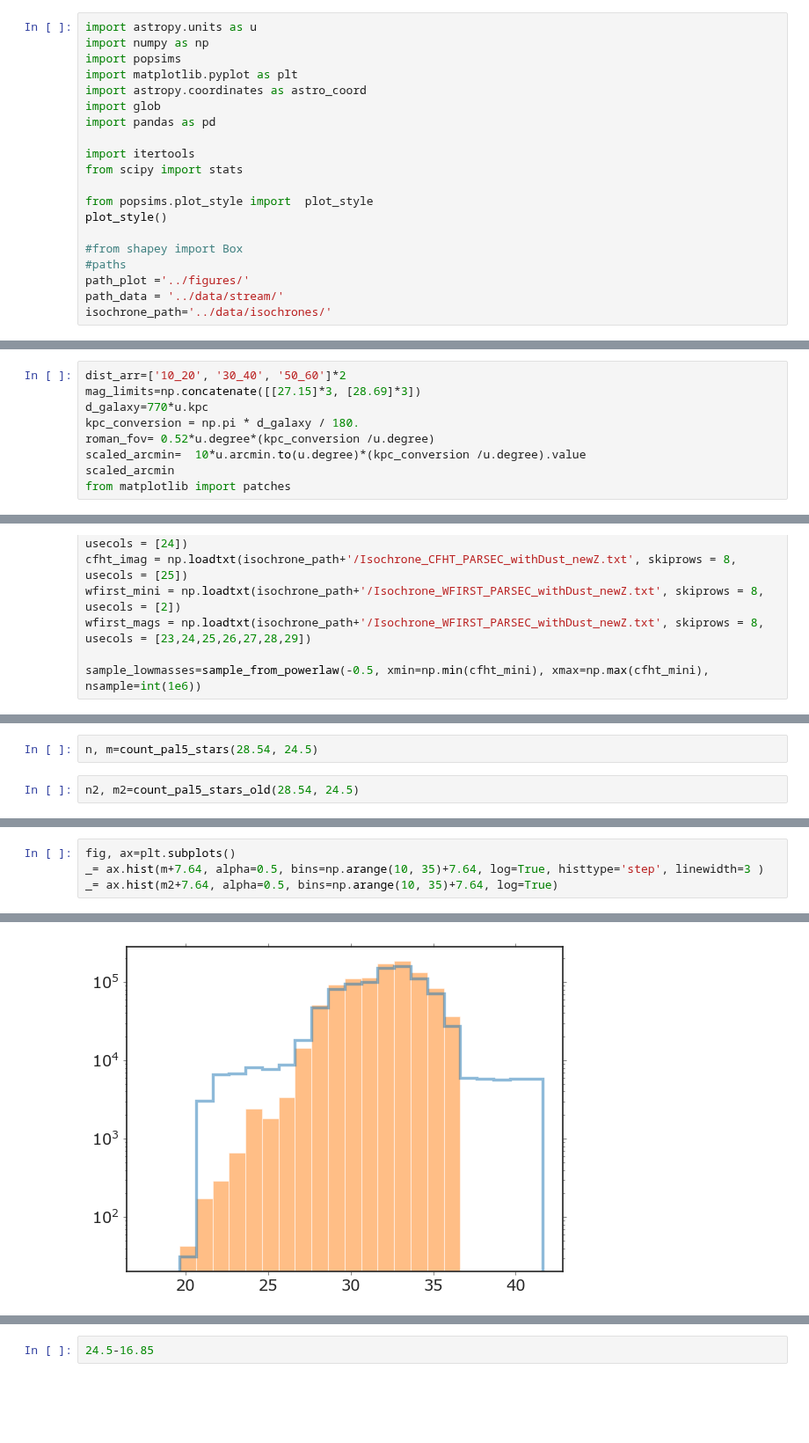
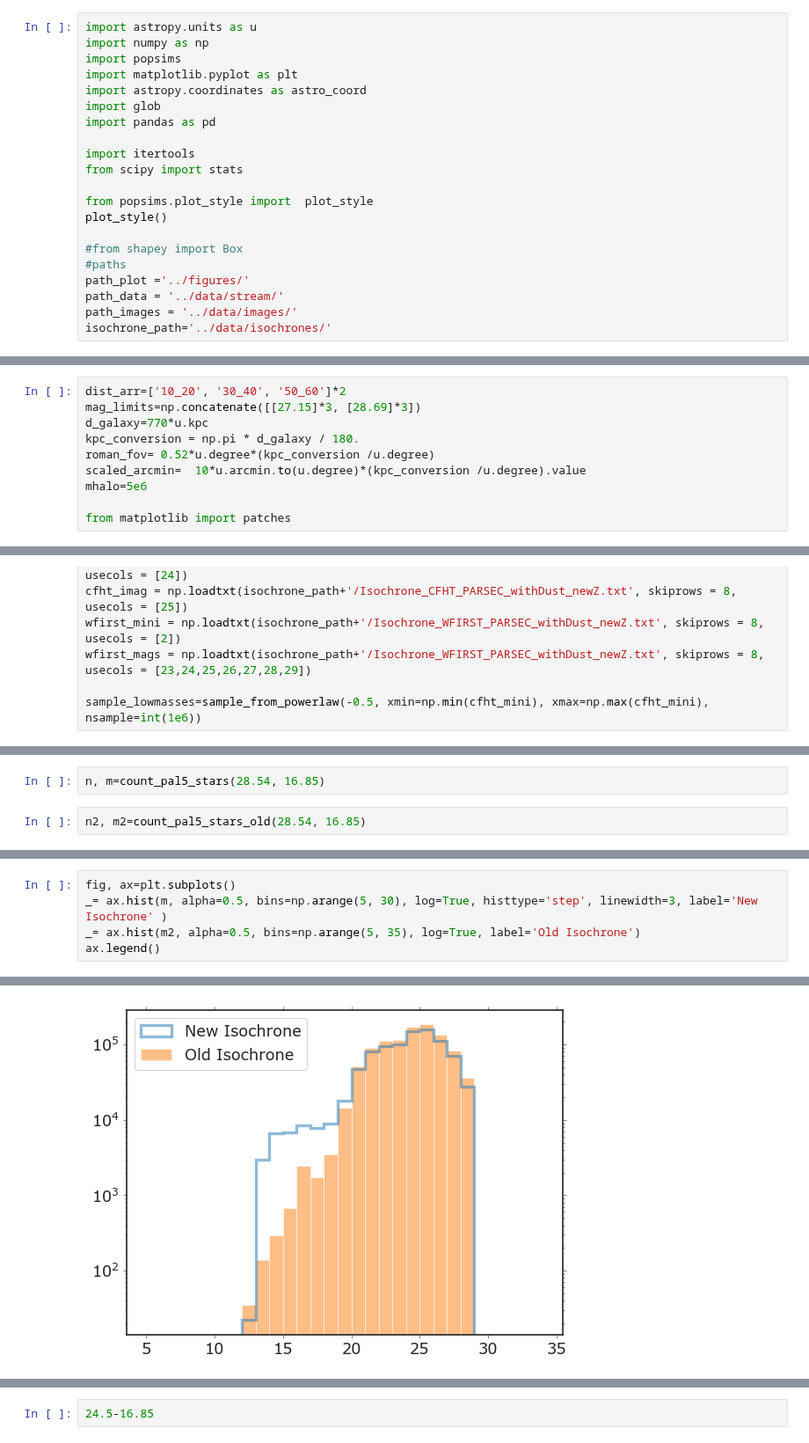
Before and after one commit to caganze/stellarstreams, a Jupyter notebook: notebooks/Poster Figures .ipynb, the cells around one changed output, grey strips where cells are left out. Shown at 88% size. Saved outputs shown, nothing was run; the diff lists cells and outputs as text; blank space fills up the shorter version.

```diff
--- a/notebooks/Poster Figures .ipynb
+++ b/notebooks/Poster Figures .ipynb
@@ -17,6 +17,7 @@ plot_style()
 #paths
 path_plot ='../figures/'
 path_data = '../data/stream/'
+path_images = '../data/images/'
 isochrone_path='../data/isochrones/'
 # %%
 def read_orbit_file(filename):
@@ -184,7 +187,8 @@ d_galaxy=770*u.kpc
 kpc_conversion = np.pi * d_galaxy / 180.
 roman_fov= 0.52*u.degree*(kpc_conversion /u.degree)
 scaled_arcmin=  10*u.arcmin.to(u.degree)*(kpc_conversion /u.degree).value
-scaled_arcmin
+mhalo=5e6
+
 from matplotlib import patches
 # %%
 fig, ax=plt.subplots(figsize=(12, 4*2), ncols=3, nrows=2)
@@ -375,4 +363,4 @@ NameError: name 'samples_lowmasses' is not defined
 # %%
-n, m=count_pal5_stars(28.54, 24.5)
+n, m=count_pal5_stars(28.54, 16.85)
 # %%
-n2, m2=count_pal5_stars_old(28.54, 24.5)
+n2, m2=count_pal5_stars_old(28.54, 16.85)
@@ -383,5 +367,6 @@ n, n2
 # %%
 fig, ax=plt.subplots()
-_= ax.hist(m+7.64, alpha=0.5, bins=np.arange(10, 35)+7.64, log=True, histtype='step', linewidth=3 )
-_= ax.hist(m2+7.64, alpha=0.5, bins=np.arange(10, 35)+7.64, log=True)
+_= ax.hist(m, alpha=0.5, bins=np.arange(5, 30), log=True, histtype='step', linewidth=3, label='New Isochrone' )
+_= ax.hist(m2, alpha=0.5, bins=np.arange(5, 35), log=True, label='Old Isochrone')
+ax.legend()
 # %% [output]
@@ -388,2 +374,2 @@ _= ax.hist(m2+7.64, alpha=0.5, bins=np.arange(10, 35)+7.64, log=True)
-[figure, old version]
+[figure, new version]
 # %%
```
Also changed, not shown: parts of 17 cells of this notebook, 7 other files.
